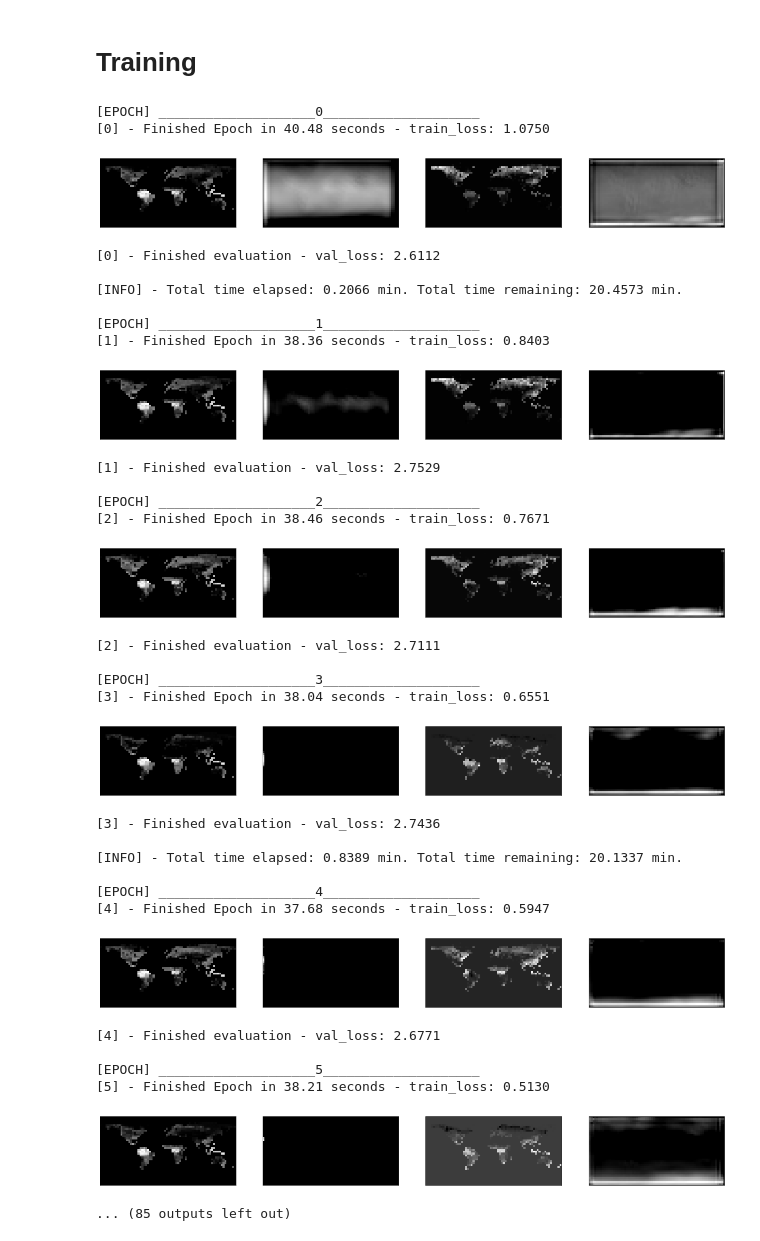
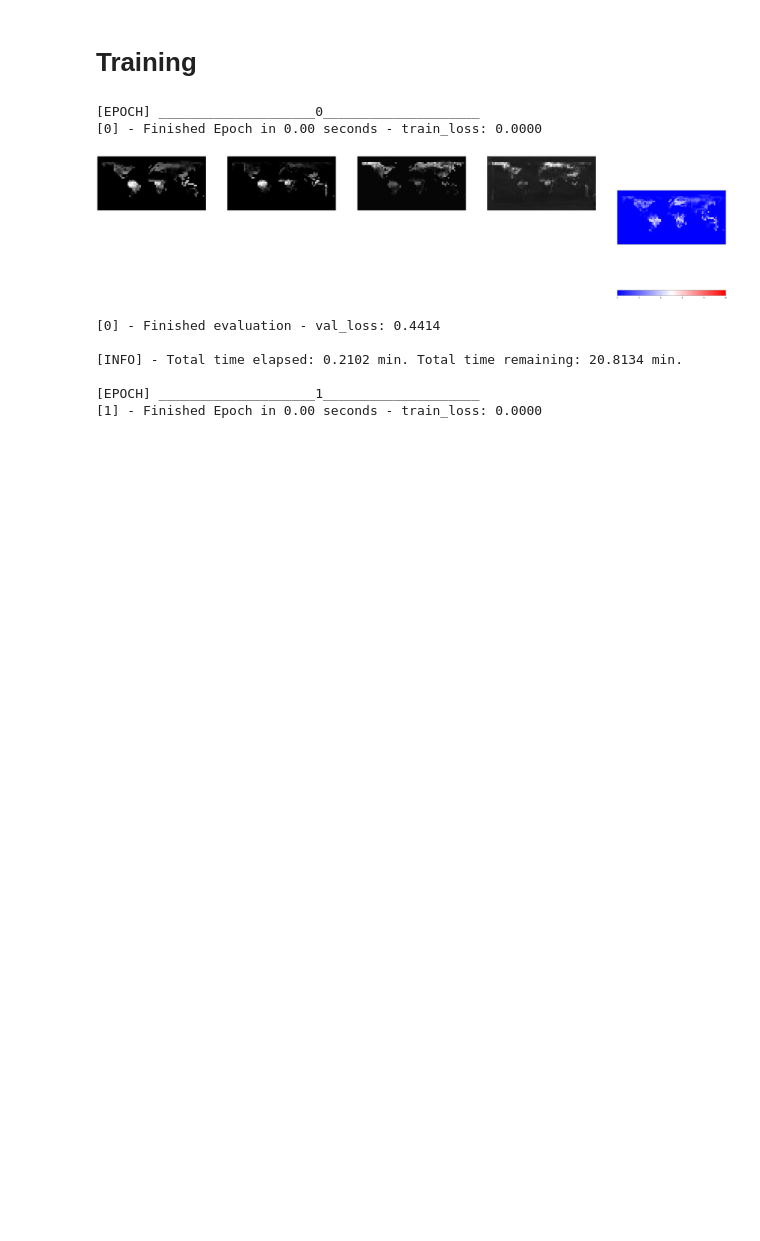
Before and after one commit to moorugi98/hackathon-climate-team0, a Jupyter notebook: ConvLSTM.ipynb, the cells around one changed output. Cells and saved outputs as stored; diff of their text form; code cells hidden in the pictures; blank space fills up the shorter version.

Commit message:
New Weights and model

```diff
--- a/ConvLSTM.ipynb
+++ b/ConvLSTM.ipynb
@@ -376,11 +373,16 @@ def eval_step(model, ds, loss_function, loss_metric, input_shape=input_shape):
         loss = loss_function(target, prediction)
         loss_metric.update_state(loss)
 
-    fig, axe = plt.subplots(1,4, figsize=(20,30))
+    fig, axe = plt.subplots(1,5, figsize=(60,30))
+    #fig.colorbar(ax=axe[4])
+
     axe[0].imshow(target[0,:,:,0], cmap='gray', origin='lower')
     axe[1].imshow(prediction[0,:,:,0], cmap='gray', origin='lower')
     axe[2].imshow(target[0,:,:,1], cmap='gray', origin='lower')
     axe[3].imshow(prediction[0,:,:,1], cmap='gray', origin='lower')
+    im = axe[4].imshow(np.abs(target[0,:,:,0]-prediction[0,:,:,0]), cmap = "bwr", origin= "lower", vmin = 0,vmax =10)
+    fig.colorbar(im, ax= axe[4], orientation='horizontal',)
+
 
 # TODO: maybe we want another function (predict) to deploy the model to predict future vegetation and automatically save?
 # %%
@@ -415,66 +417,42 @@ for epoch in range(epochs):
 
     # training step with metrics update--------------------------------------------------------
     timer.start()
-    train_step(model, train_ds, loss_function, optimizer, train_loss_metric)
+    #train_step(model, train_ds, loss_function, optimizer, train_loss_metric)
     train_loss = train_loss_metric.result()
     with train_summary_writer.as_default():     # logging our metrics to a file which is used by tensorboard
         tf.summary.scalar('loss', train_loss, step=epoch)
     elapsed_time = timer.stop()
     print(f'[{epoch}] - Finished Epoch in {elapsed_time:0.2f} seconds - train_loss: {train_loss:0.4f}')
 
     # evaluation step with metrics update--------------------------------------------------------
     timer.start()
     eval_step(model, val_ds, loss_function, loss_metric=val_loss_metric)
     plt.show()
     val_loss = val_loss_metric.result()
     with val_summary_writer.as_default():       # logging our metrics to a file which is used by tensorboard
         tf.summary.scalar('loss', val_loss, step=epoch)
     print(f'\n[{epoch}] - Finished evaluation - val_loss: {val_loss:0.4f}')#, val_accuracy: {val_acc:0.4f}')
 
     # Resetting train and validation metrics-----------------------------------------------------
     train_loss_metric.reset_states()
     val_loss_metric.reset_states()
     elapsed_time = timer.stop()
     times.append(elapsed_time)
 
     if epoch%3 == 0:
         print(f'\n[INFO] - Total time elapsed: {np.sum(times)/60:0.4f} min. Total time remaining: {(np.sum(times)/(epoch+1))*(epochs-epoch-1)/60:0.4f} min.')
 
 print(f'[INFO] - Total run time: {np.sum(times)/60:0.4f} min.')
 # %% [output]
 [EPOCH] ____________________0____________________
-[0] - Finished Epoch in 40.48 seconds - train_loss: 1.0750
+[0] - Finished Epoch in 0.00 seconds - train_loss: 0.0000
-[figure, old version]
+[figure, new version]
-[0] - Finished evaluation - val_loss: 2.6112
+[0] - Finished evaluation - val_loss: 0.4414
 
-[INFO] - Total time elapsed: 0.2066 min. Total time remaining: 20.4573 min.
+[INFO] - Total time elapsed: 0.2102 min. Total time remaining: 20.8134 min.
 
 [EPOCH] ____________________1____________________
-[1] - Finished Epoch in 38.36 seconds - train_loss: 0.8403
+[1] - Finished Epoch in 0.00 seconds - train_loss: 0.0000
-[figure, removed]
-[1] - Finished evaluation - val_loss: 2.7529
-
-[EPOCH] ____________________2____________________
-[2] - Finished Epoch in 38.46 seconds - train_loss: 0.7671
-[figure, removed]
-[2] - Finished evaluation - val_loss: 2.7111
-
-[EPOCH] ____________________3____________________
-[3] - Finished Epoch in 38.04 seconds - train_loss: 0.6551
-[figure, removed]
-[3] - Finished evaluation - val_loss: 2.7436
-
-[INFO] - Total time elapsed: 0.8389 min. Total time remaining: 20.1337 min.
-
-[EPOCH] ____________________4____________________
-[4] - Finished Epoch in 37.68 seconds - train_loss: 0.5947
-[figure, removed]
-[4] - Finished evaluation - val_loss: 2.6771
-
-[EPOCH] ____________________5____________________
-[5] - Finished Epoch in 38.21 seconds - train_loss: 0.5130
-[figure, removed]
-... (85 outputs left out)
 # %%
 training_name = "Version1"
 
```
Also changed, not shown: parts of 1 cell of this notebook, 3 other files.
